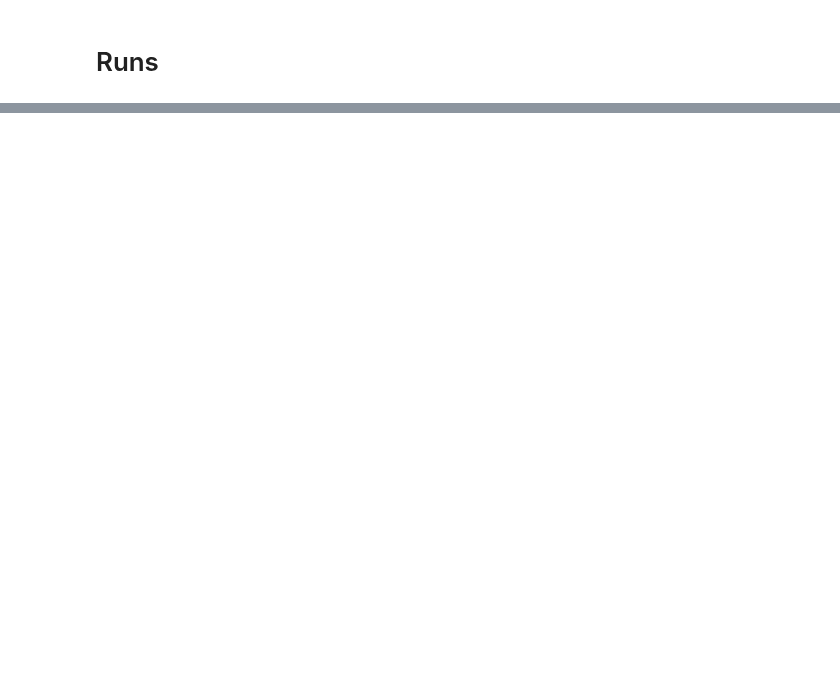
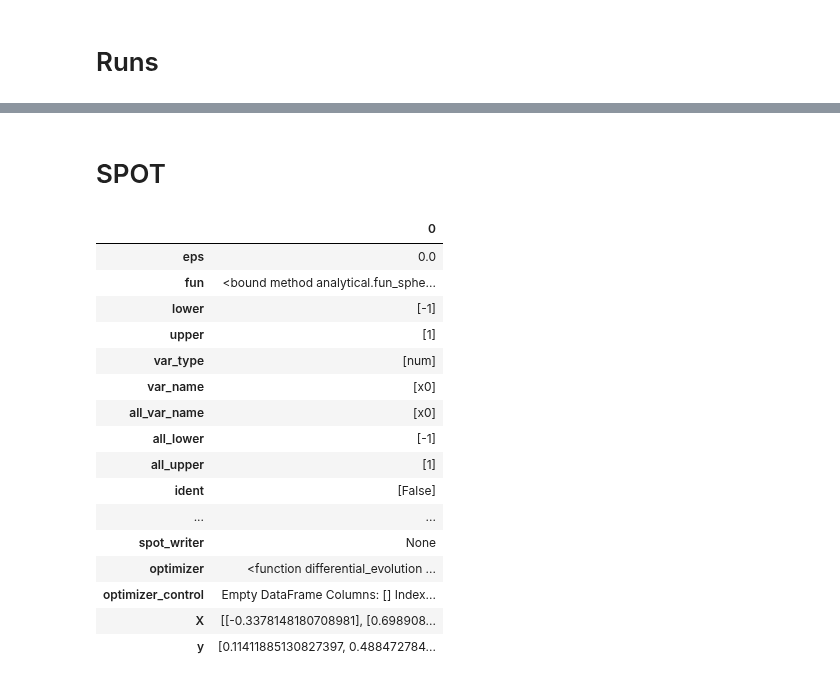
Before and after one commit to sequential-parameter-optimization/spotRiver, a Jupyter notebook: notebooks/00_tests.ipynb, the cells around one changed output, grey strips where cells are left out. Cells and saved outputs as stored; diff of their text form; code cells hidden in the pictures; blank space fills up the shorter version.

```diff
--- a/notebooks/00_tests.ipynb
+++ b/notebooks/00_tests.ipynb
@@ -2082,0 +2049,24 @@ TensorBoard caught SIGTERM; exiting...
+# %% [markdown]
+# SPOT
+# %%
+import numpy as np
+from math import inf
+from spotPython.fun.objectivefunctions import analytical
+from spotPython.spot import spot
+# number of initial points:
+ni = 7
+# number of points
+n = 10
+
+fun = analytical().fun_sphere
+lower = np.array([-1])
+upper = np.array([1])
+design_control={"init_size": ni}
+
+spot_1 = spot.Spot(fun=fun,
+            lower = lower,
+            upper= upper,
+            fun_evals = n,
+            show_progress=True,
+            design_control=design_control,)
+spot_1.run()
@@ -2082,0 +2076,26 @@ TensorBoard caught SIGTERM; exiting...
+# %%
+import pandas as pd
+
+def vars_to_dataframe(obj):
+    return pd.DataFrame.from_records([vars(obj)])
+
+df = vars_to_dataframe(spot_1)
+df.T
+# %% [output]
+|  | 0 |
+| eps | 0.0 |
+| fun | <bound method analytical.fun_sphe... |
+| lower | [-1] |
+| upper | [1] |
+| var_type | [num] |
+| var_name | [x0] |
+| all_var_name | [x0] |
+| all_lower | [-1] |
+| all_upper | [1] |
+| ident | [False] |
+| ... | ... |
+| spot_writer | None |
+| optimizer | <function differential_evolution ... |
+| optimizer_control | Empty DataFrame Columns: [] Index... |
+| X | [[-0.3378148180708981], [0.698908... |
+| y | [0.11411885130827397, 0.488472784... |
```
Also changed, not shown: parts of 10 cells of this notebook, 2 other files.
